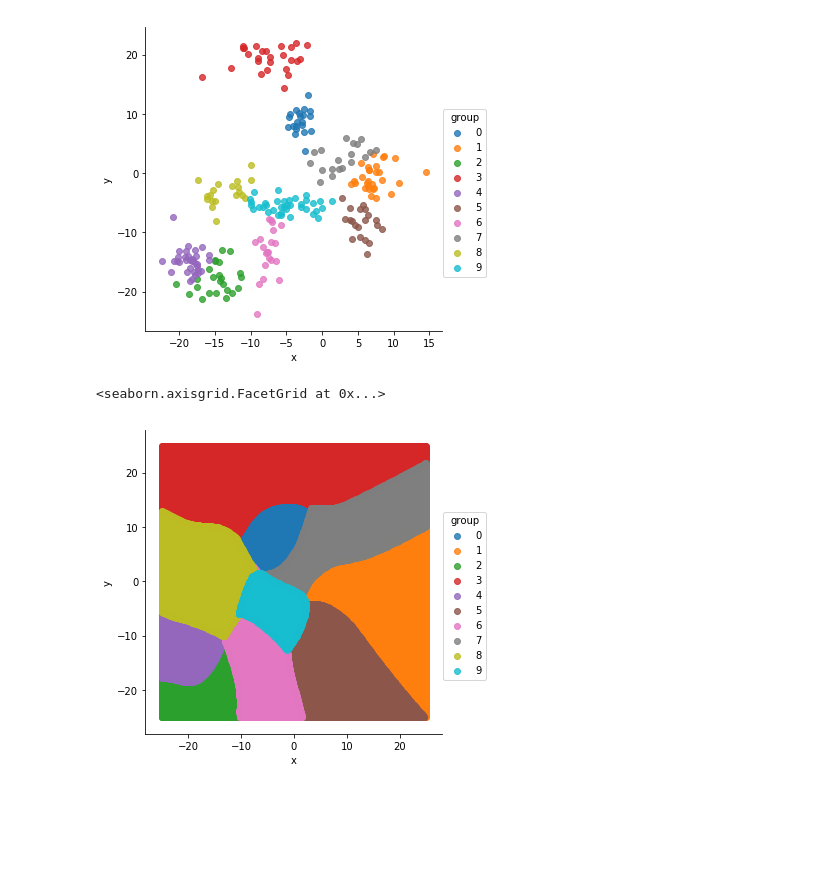
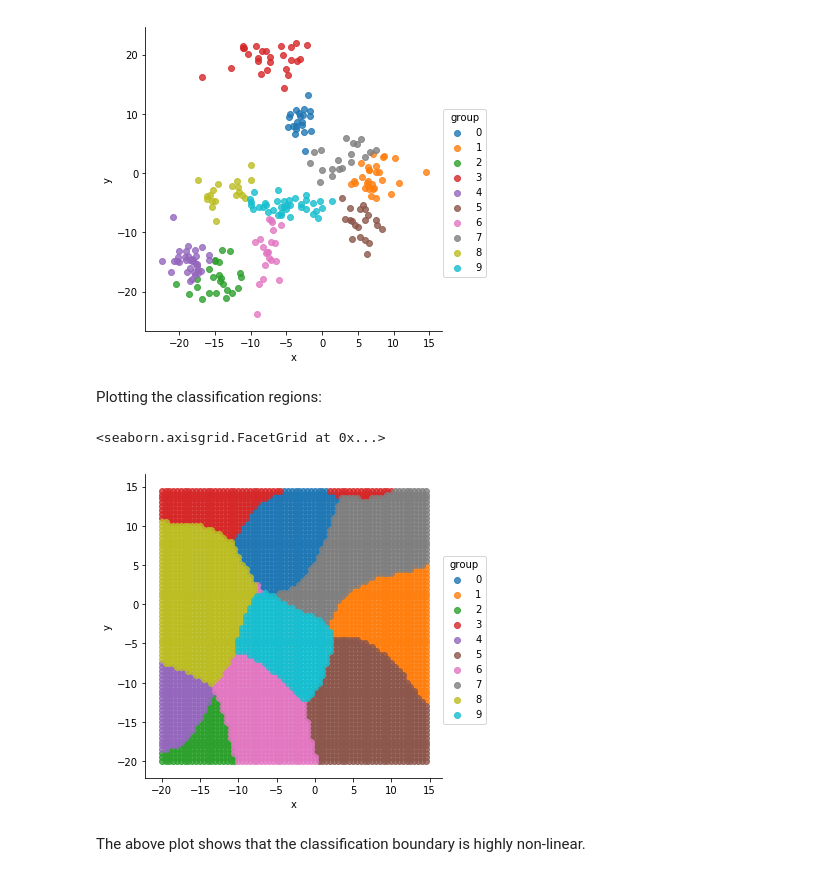
Before and after one commit to viv-r/kernel-svm-implementation, a Jupyter notebook: simulated_dataset_demo.ipynb, the cells around one changed output. Cells and saved outputs as stored; diff of their text form; code cells hidden in the pictures; blank space fills up the shorter version.

```diff
--- a/simulated_dataset_demo.ipynb
+++ b/simulated_dataset_demo.ipynb
@@ -41,17 +55,12 @@ from sklearn.metrics import accuracy_score
 options = dict(
     standardize = True,
     l2_lambda = 1,
-    multiclass = 'ovo',
     objective = 'huber_hinge',
     kernel = dict(
         fn = 'rbf',
-        gamma = 10,
-        degree = 2
+        gamma = 10
     )
 )
 
 model = Model(options)
-model.fit(x_train, y_train, x_test, y_test)
-yhat = model.predict(x_test)
-
-yhat, accuracy_score(yhat, y_test)
+model.fit(x_train, y_train)
@@ -90,14 +89,18 @@ sns.lmplot('x', # Horizontal axis
 # %% [output]
 <seaborn.axisgrid.FacetGrid at 0x...>
 [figure]
+# %% [markdown]
+Plotting the classification regions:
 # %%
 import itertools
-span = list(range(-250, 250))
-surface_x = np.array(list(itertools.product(span, span)))/10
+span = list(range(-40, 30))
+surface_x = np.array(list(itertools.product(span, span)))/2
 yhat_s = model.predict(surface_x)
 df = pd.DataFrame(dict(x=surface_x[:, 0], y=surface_x[:, 1], group=yhat_s))
 
 sns.lmplot('x', 'y', data=df, fit_reg=False, hue='group')
 # %% [output]
 <seaborn.axisgrid.FacetGrid at 0x...>
-[figure, old version]
+[figure, new version]
+# %% [markdown]
+The above plot shows that the classification boundary is highly non-linear.
```
Also changed, not shown: parts of 15 cells of this notebook, 9 other files.
